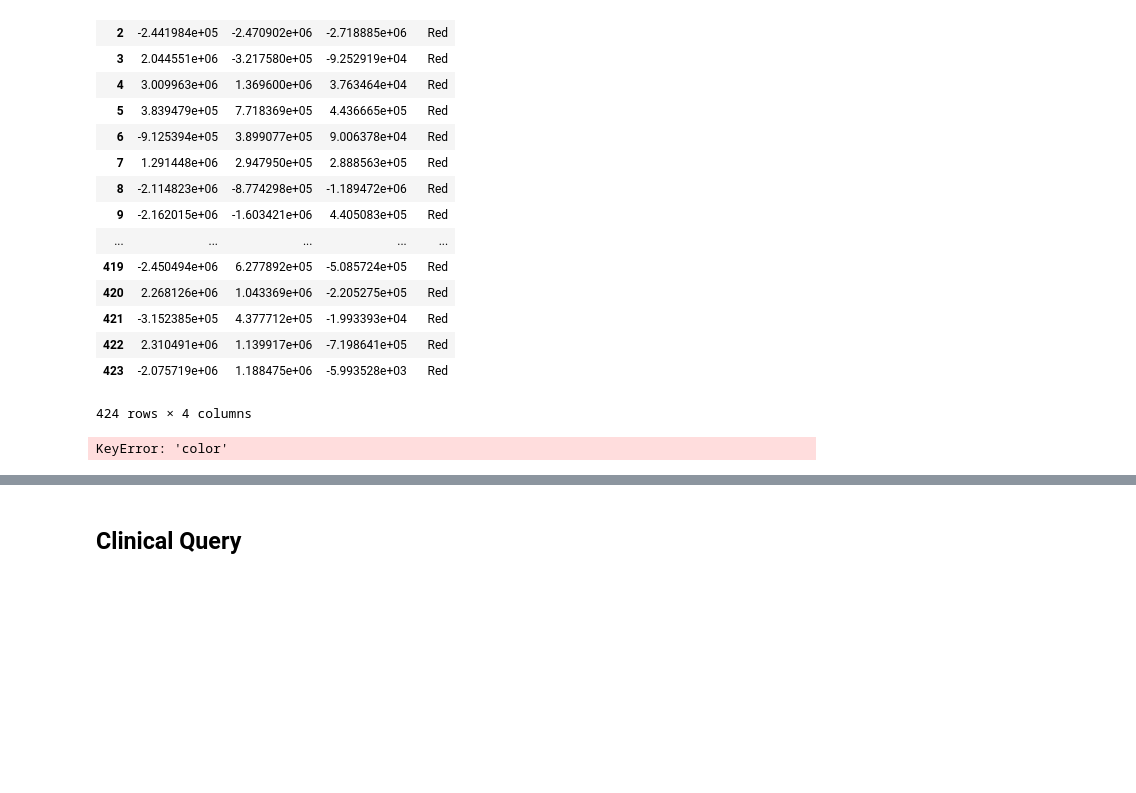
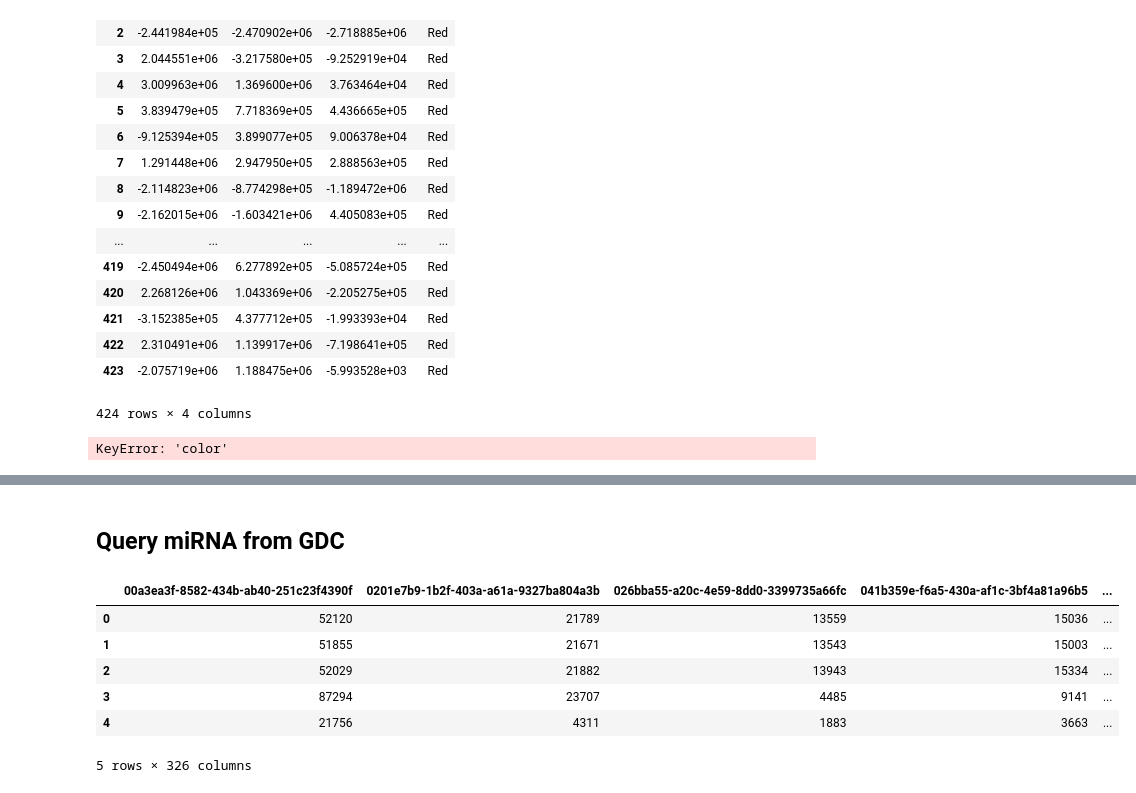
Before and after one commit to oaoni/spark-gene-expression, a Jupyter notebook: Query.ipynb, the cells around one changed output, grey strips where cells are left out. Cells and saved outputs as stored; diff of their text form; code cells hidden in the pictures; blank space fills up the shorter version.

Commit message:
add query for miRNA data

```diff
--- a/Query.ipynb
+++ b/Query.ipynb
@@ -293,2 +362,2 @@ KeyError: 'color'
 # %% [markdown]
-## Clinical Query
+## Query miRNA from GDC
@@ -296,0 +433,22 @@ KeyError: 'color'
+# %%
+#Initialize dataframe
+df = pd.DataFrame()
+#Uncompression of the data response
+with BytesIO(response.content) as targz:
+    #Open a tarfile with response content
+    with tarfile.open(fileobj=targz) as tar:
+        for member in tar.getmembers()[1:]: #Iterate through the members of the tarfile
+            #extract,decode and concatenate member to the dataframe
+            with StringIO(tar.extractfile(member).read().decode('utf-8')) as data:
+                df = pd.concat([df,pd.read_table(data,sep="\t",usecols=['read_count']).
+                                rename(columns={'read_count':member.name.split('/')[0]})],axis=1)
+# %%
+df.head()
+# %% [output]
+|  | 00a3ea3f-8582-434b-ab40-251c23f4390f | 0201e7b9-1b2f-403a-a61a-9327ba804a3b | 026bba55-a20c-4e59-8dd0-3399735a66fc | 041b359e-f6a5-430a-af1c-3bf4a81a96b5 | ... |
+| 0 | 52120 | 21789 | 13559 | 15036 | ... |
+| 1 | 51855 | 21671 | 13543 | 15003 | ... |
+| 2 | 52029 | 21882 | 13943 | 15334 | ... |
+| 3 | 87294 | 23707 | 4485 | 9141 | ... |
+| 4 | 21756 | 4311 | 1883 | 3663 | ... |
+5 rows × 326 columns
```
Also changed, not shown: parts of 11 cells of this notebook.
